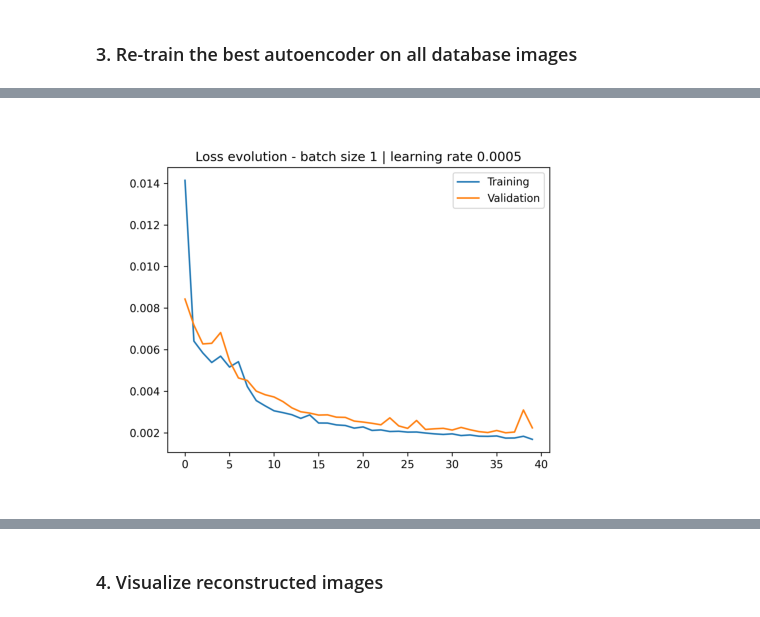
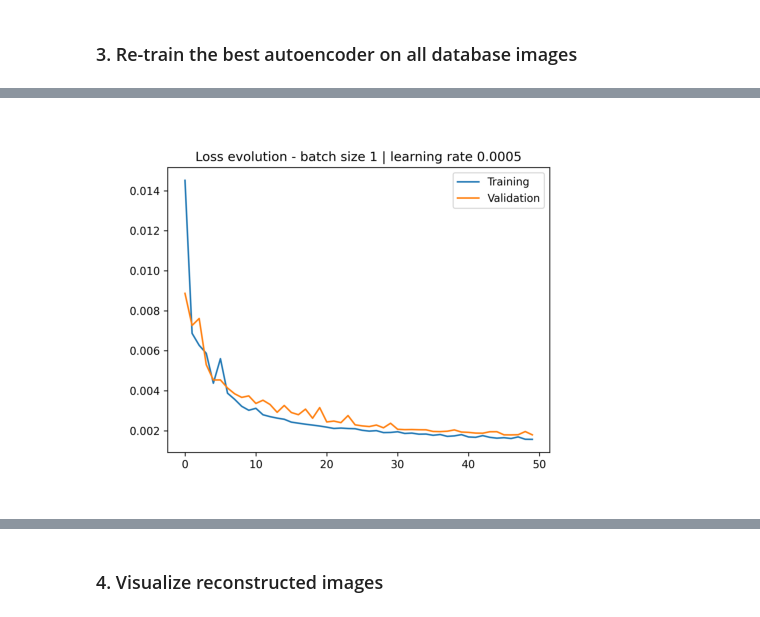
Before and after one commit to Bindila-Bogdan/Content-Based-Image-Retrieval, a Jupyter notebook: notebooks/convolutional_autoencoder.ipynb, the cells around one changed output, grey strips where cells are left out. Drawn from its saved outputs; the diff is of its cells as text; code cells hidden in the pictures.

```diff
--- a/notebooks/convolutional_autoencoder.ipynb
+++ b/notebooks/convolutional_autoencoder.ipynb
@@ -23,21 +23,18 @@ DATABASE_PATH = "database/database_lite.json"
 QUERY_PATH = "query/query_lite.json"
 SIMILARITY_FILE_NAME = "london_lite_gt.h5"
 # %%
-# map
+# load database data
 with open(DATA_PATH + DATABASE_PATH, "r") as f:
     m_idx = json.load(f)
     m_imgs = np.array(m_idx["im_paths"])
-    m_loc = np.array(m_idx["loc"])
 
-# query
+# load query data
 with open(DATA_PATH + QUERY_PATH, "r") as f:
     q_idx = json.load(f)
     q_imgs = np.array(q_idx["im_paths"])
-    q_loc = np.array(q_idx["loc"])
 
-# loading the relevance judgements
+# load relevance judgements
 with h5py.File(DATA_PATH + SIMILARITY_FILE_NAME, "r") as f:
-    fovs = f["fov"][:]
     sim = f["sim"][:].astype(np.uint8)
 # %% [markdown]
 ### 1. Pre-process images
@@ -216,13 +291,16 @@ optimization_results
 # %%
-optimum_batch_size = int(optimization_results.iloc[0, 0])
-optimum_learning_rate = optimization_results.iloc[0, 1]
+# get the hyperparameters of the model with the lowest validation loss
+epochs_number = int(optimization_results.iloc[0, 0])
+optimum_batch_size = int(optimization_results.iloc[0, 1])
+optimum_learning_rate = optimization_results.iloc[0, 2]
 
+# load and display the loss evolution of this model
 loss_evolution = plt.imread(f"../results/batch_size_{optimum_batch_size}_learning_rate_{optimum_learning_rate}.png")
 
 fig = plt.imshow(loss_evolution)
 plt.axis('off')
 fig.axes.get_xaxis().set_visible(False)
 fig.axes.get_yaxis().set_visible(False)
 # %% [output]
-[figure, old version]
+[figure, new version]
 # %%
```
Also changed, not shown: parts of 22 cells of this notebook.
